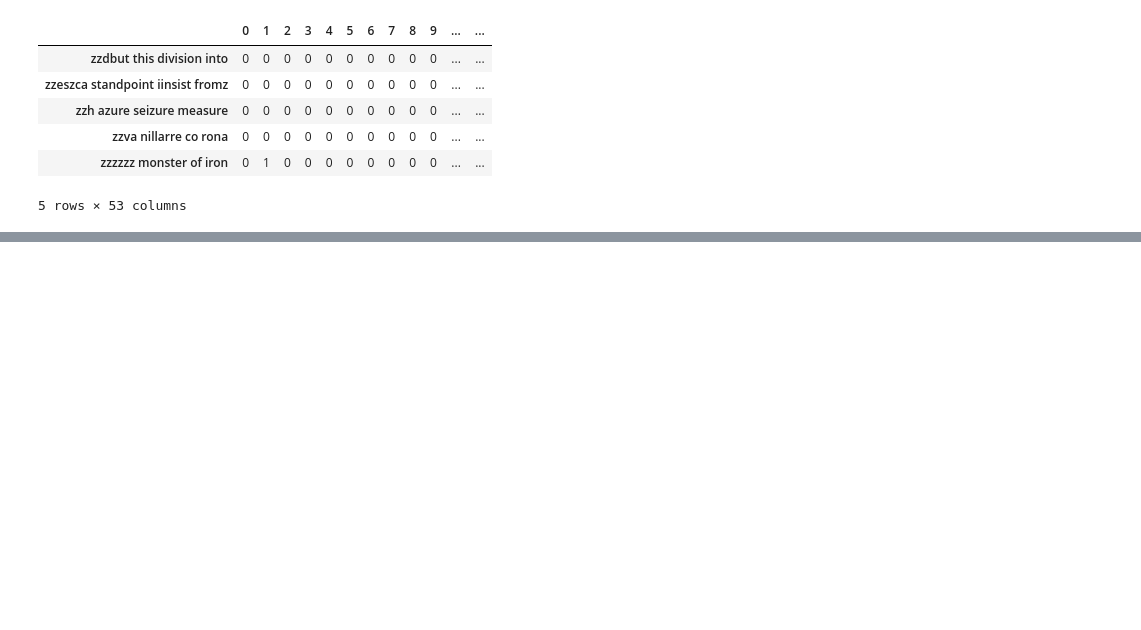
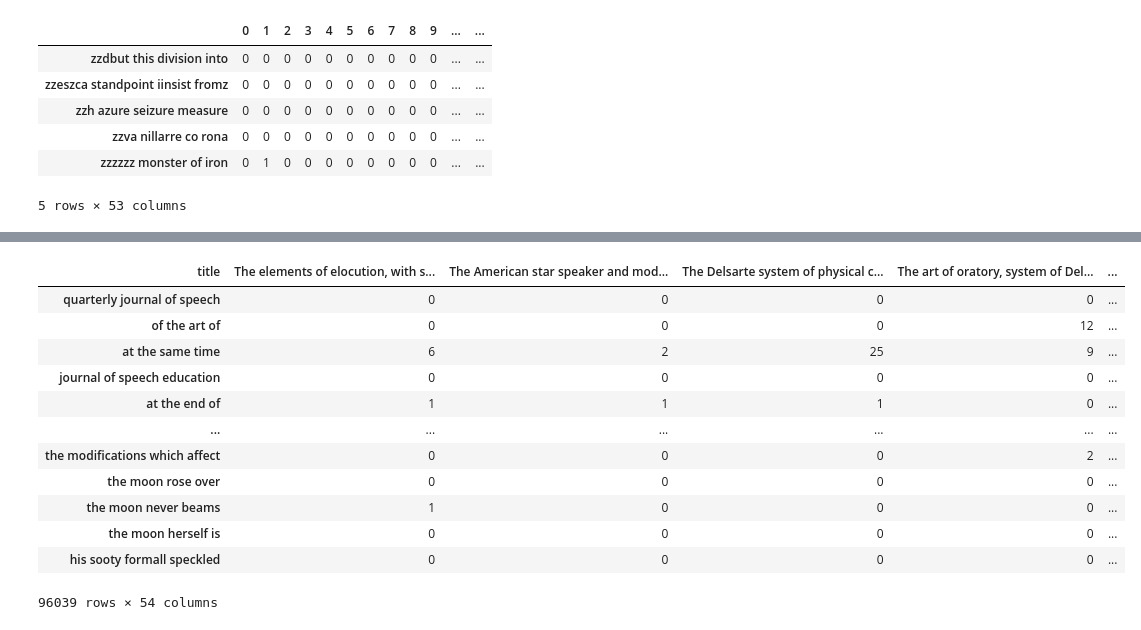
Before and after one commit to lucianli123/booklab-project, a Jupyter notebook: NgramExperiments.ipynb, the cells around one changed output, grey strips where cells are left out. Cells and saved outputs as stored; diff of their text form; code cells hidden in the pictures; blank space fills up the shorter version.

```diff
--- a/NgramExperiments.ipynb
+++ b/NgramExperiments.ipynb
@@ -190,2 +215,18 @@ df_output=df_output.set_index("title")
 # %%
 df_output.to_csv("count_matrix.csv")
+# %%
+df_output
+# %% [output]
+| title | The elements of elocution, with s... | The American star speaker and mod... | The Delsarte system of physical c... | The art of oratory, system of Del... | ... |
+| quarterly journal of speech | 0 | 0 | 0 | 0 | ... |
+| of the art of | 0 | 0 | 0 | 12 | ... |
+| at the same time | 6 | 2 | 25 | 9 | ... |
+| journal of speech education | 0 | 0 | 0 | 0 | ... |
+| at the end of | 1 | 1 | 1 | 0 | ... |
+| ... | ... | ... | ... | ... | ... |
+| the modifications which affect | 0 | 0 | 0 | 2 | ... |
+| the moon rose over | 0 | 0 | 0 | 0 | ... |
+| the moon never beams | 1 | 0 | 0 | 0 | ... |
+| the moon herself is | 0 | 0 | 0 | 0 | ... |
+| his sooty formall speckled | 0 | 0 | 0 | 0 | ... |
+96039 rows × 54 columns
```
Also changed, not shown: parts of 9 cells of this notebook, 1 other file.
